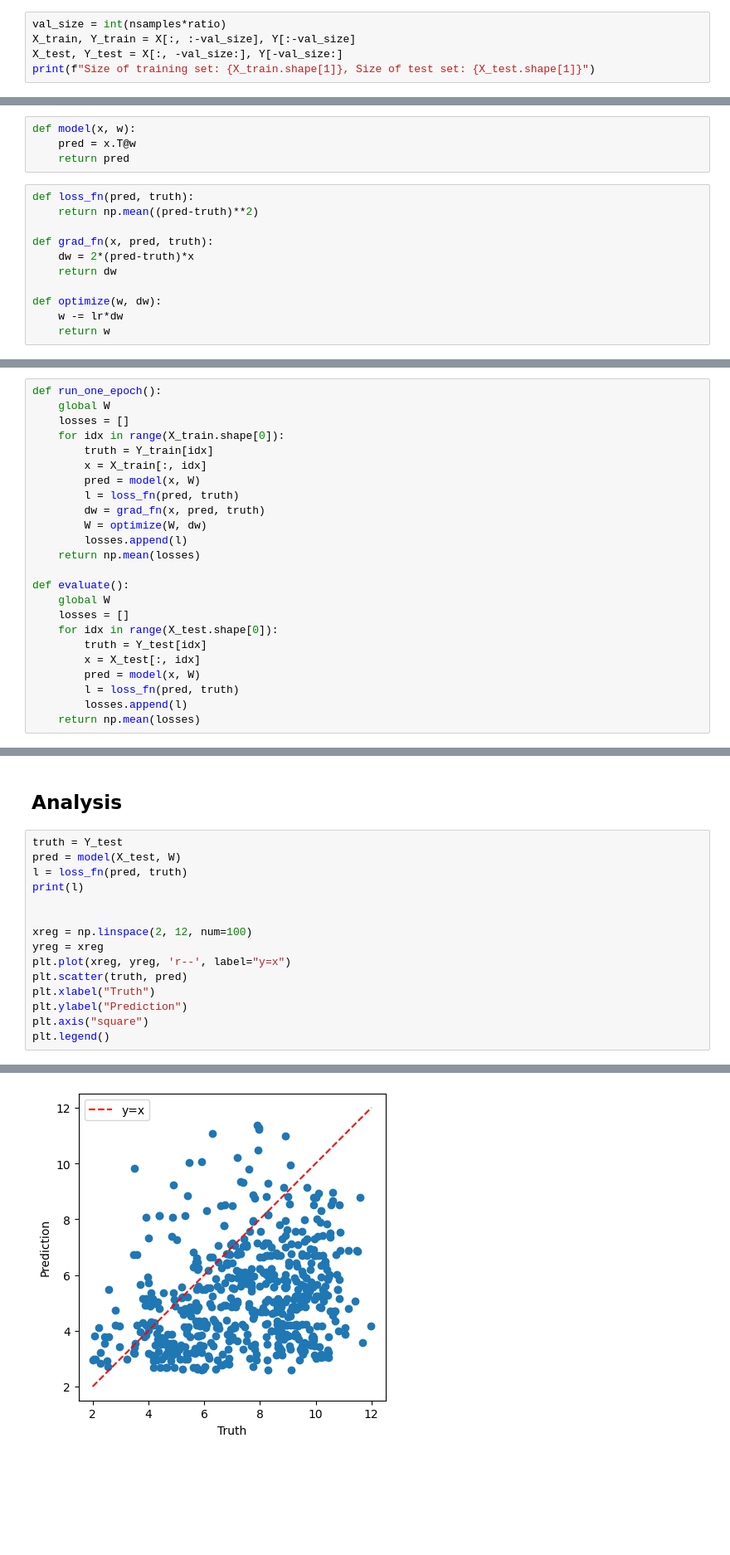
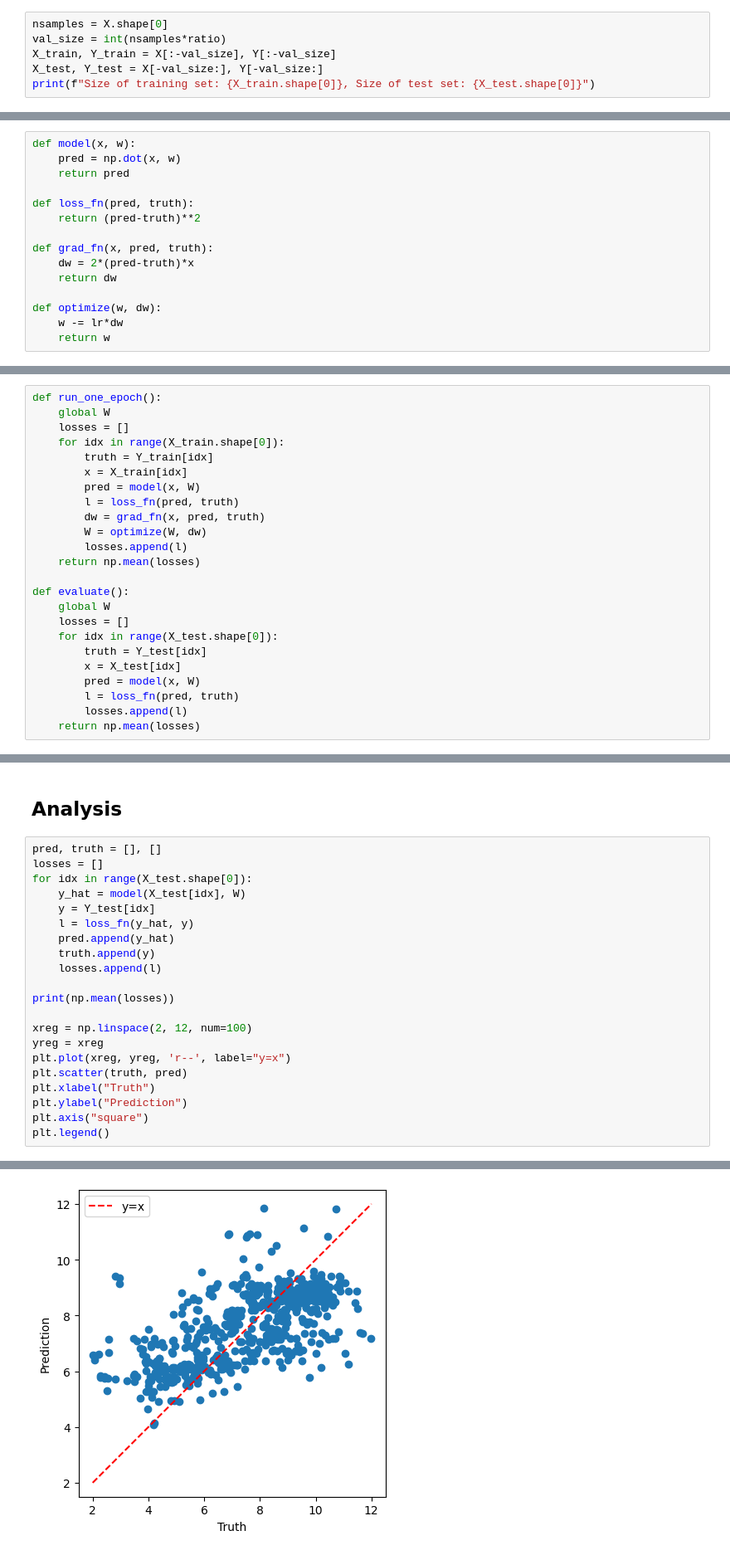
Before and after one commit to MingyiXue/deep-learning-for-bioinformatics-101, a Jupyter notebook: code/quickstart/predict_pKa_linear.ipynb, the cells around one changed output, grey strips where cells are left out. Shown at 83% size. Drawn from its saved outputs; the diff is of its cells as text; blank space fills up the shorter version.

```diff
--- a/code/quickstart/predict_pKa_linear.ipynb
+++ b/code/quickstart/predict_pKa_linear.ipynb
@@ -32,9 +75,10 @@ Shape of X: (86, 5994), shape of Y: (5994,)
 # %% [markdown]
 ## Split dataset
 # %%
+nsamples = X.shape[0]
 val_size = int(nsamples*ratio)
-X_train, Y_train = X[:, :-val_size], Y[:-val_size]
-X_test, Y_test = X[:, -val_size:], Y[-val_size:]
-print(f"Size of training set: {X_train.shape[1]}, Size of test set: {X_test.shape[1]}")
+X_train, Y_train = X[:-val_size], Y[:-val_size]
+X_test, Y_test = X[-val_size:], Y[-val_size:]
+print(f"Size of training set: {X_train.shape[0]}, Size of test set: {X_test.shape[0]}")
 # %% [output]
 Size of training set: 5395, Size of test set: 599
@@ -49,10 +117,10 @@ which can be formatted as $\textit y = \mathbf{\textit x}^{T}\mathbf{\textit w}$
-# %%
-def model(x, w):
-    pred = x.T@w
-    return pred
 # %%
+def model(x, w):
+    pred = np.dot(x, w)
+    return pred
+
 def loss_fn(pred, truth):
-    return np.mean((pred-truth)**2)
+    return (pred-truth)**2
 
 def grad_fn(x, pred, truth):
     dw = 2*(pred-truth)*x
@@ -69,7 +137,7 @@ def run_one_epoch():
     losses = []
     for idx in range(X_train.shape[0]):
         truth = Y_train[idx]
-        x = X_train[:, idx]
+        x = X_train[idx]
         pred = model(x, W)
         l = loss_fn(pred, truth)
         dw = grad_fn(x, pred, truth)
@@ -82,7 +150,7 @@ def evaluate():
     losses = []
     for idx in range(X_test.shape[0]):
         truth = Y_test[idx]
-        x = X_test[:, idx]
+        x = X_test[idx]
         pred = model(x, W)
         l = loss_fn(pred, truth)
         losses.append(l)
@@ -106,11 +174,17 @@ plt.legend()
 # %% [markdown]
 ## Analysis
 # %%
-truth = Y_test
-pred = model(X_test, W)
-l = loss_fn(pred, truth)
-print(l)
+pred, truth = [], []
+losses = []
+for idx in range(X_test.shape[0]):
+    y_hat = model(X_test[idx], W)
+    y = Y_test[idx]
+    l = loss_fn(y_hat, y)
+    pred.append(y_hat)
+    truth.append(y)
+    losses.append(l)
 
+print(np.mean(losses))
 
 xreg = np.linspace(2, 12, num=100)
 yreg = xreg
@@ -125,2 +199,2 @@ plt.legend()
 <matplotlib.legend.Legend at 0x...>
-[figure, old version]
+[figure, new version]
```
Also changed, not shown: parts of 14 cells of this notebook, 15 other files.
